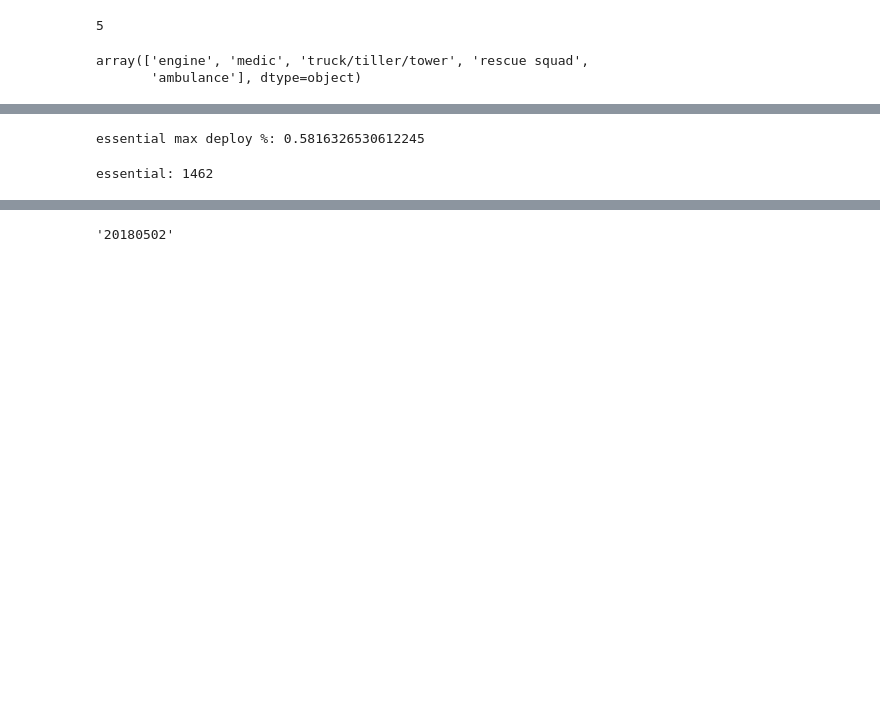
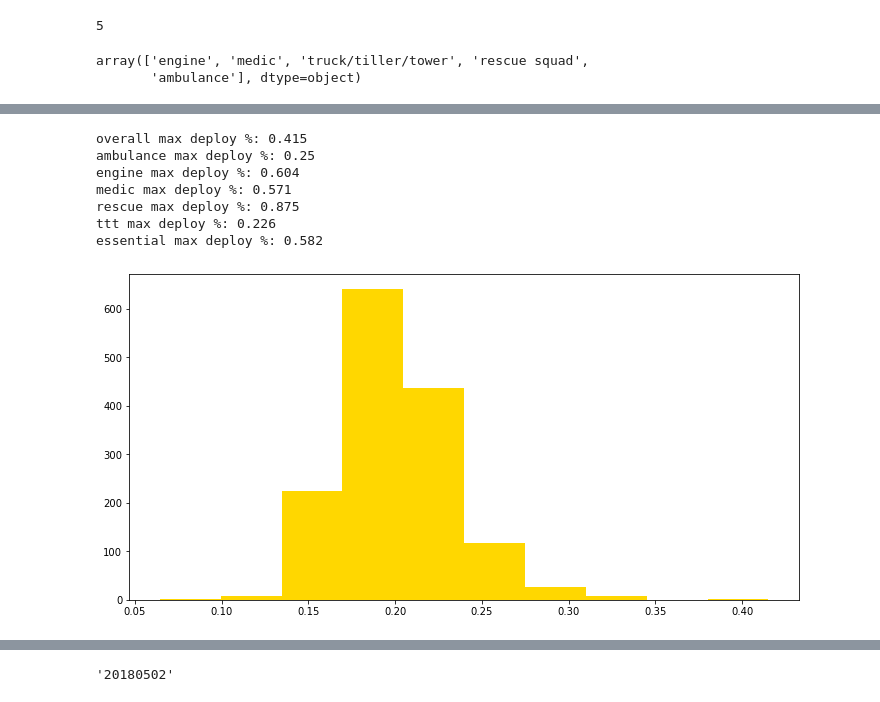
Before and after one commit to owiygul/DAEN-690-Group-2-Rescue-Me, a Jupyter notebook: capacity_analysis.ipynb, the cells around one changed output, grey strips where cells are left out. Drawn from its saved outputs; the diff is of its cells as text; code cells hidden in the pictures; blank space fills up the shorter version.

```diff
--- a/capacity_analysis.ipynb
+++ b/capacity_analysis.ipynb
@@ -369,26 +398,23 @@ stdev max deploy: 0.04447374194560529
 # %%
-"""
-print('overall max deploy %:',overall_max_deployment/capacity_df['CAD_UnitID'].nunique())
-print('ambulance max deploy %:',ambulance_max_deployment/capacity_df[capacity_df['unit_type']=='ambulance']['CAD_UnitID'].nunique())
-print('engine max deploy %:',engine_max_deployment/capacity_df[capacity_df['unit_type']=='engine']['CAD_UnitID'].nunique())
-print('medic max deploy %:',medic_max_deployment/capacity_df[capacity_df['unit_type']=='medic']['CAD_UnitID'].nunique())
-print('rescue max deploy %:',rescue_max_deployment/capacity_df[capacity_df['unit_type']=='rescue squad']['CAD_UnitID'].nunique())
-print('ttt max deploy %:',rescue_max_deployment/capacity_df[capacity_df['unit_type']=='truck/tiller/tower']['CAD_UnitID'].nunique())
-"""
-print('essential max deploy %:',essential_max_deployment/essential_df['CAD_UnitID'].nunique())
+print('overall max deploy %:',round(overall_max_deployment/capacity_df['CAD_UnitID'].nunique(),3))
+print('ambulance max deploy %:',round(ambulance_max_deployment/capacity_df[capacity_df['unit_type']=='ambulance']['CAD_UnitID'].nunique(),3))
+print('engine max deploy %:',round(engine_max_deployment/capacity_df[capacity_df['unit_type']=='engine']['CAD_UnitID'].nunique(),3))
+print('medic max deploy %:',round(medic_max_deployment/capacity_df[capacity_df['unit_type']=='medic']['CAD_UnitID'].nunique(),3))
+print('rescue max deploy %:',round(rescue_max_deployment/capacity_df[capacity_df['unit_type']=='rescue squad']['CAD_UnitID'].nunique(),3))
+print('ttt max deploy %:',round(rescue_max_deployment/capacity_df[capacity_df['unit_type']=='truck/tiller/tower']['CAD_UnitID'].nunique(),3))
+
+print('essential max deploy %:',round(essential_max_deployment/essential_df['CAD_UnitID'].nunique(),3))
 # %% [output]
-essential max deploy %: 0.5816326530612245
+overall max deploy %: 0.415
+ambulance max deploy %: 0.25
+engine max deploy %: 0.604
+medic max deploy %: 0.571
+rescue max deploy %: 0.875
+ttt max deploy %: 0.226
+essential max deploy %: 0.582
-# %%
-# show all lens
-"""
-print('overall:',len(overall_day_max_dict))
-print('ambulance:',len(ambulance_day_max_dict))
-print('engine:',len(engine_day_max_dict))
-print('medic:',len(medic_day_max_dict))
-print('rescue:',len(rescue_day_max_dict))
-print('ttt:',len(ttt_day_max_dict))
-"""
-print('essential:',len(essential_day_max_dict))
-# %% [output]
-essential: 1462
+# %%
+plt.hist(list(overall_day_max_dict.values()),color='gold')
+plt.show()
+# %% [output]
+[figure, added]
 # %%
```
Also changed, not shown: parts of 12 cells of this notebook.
